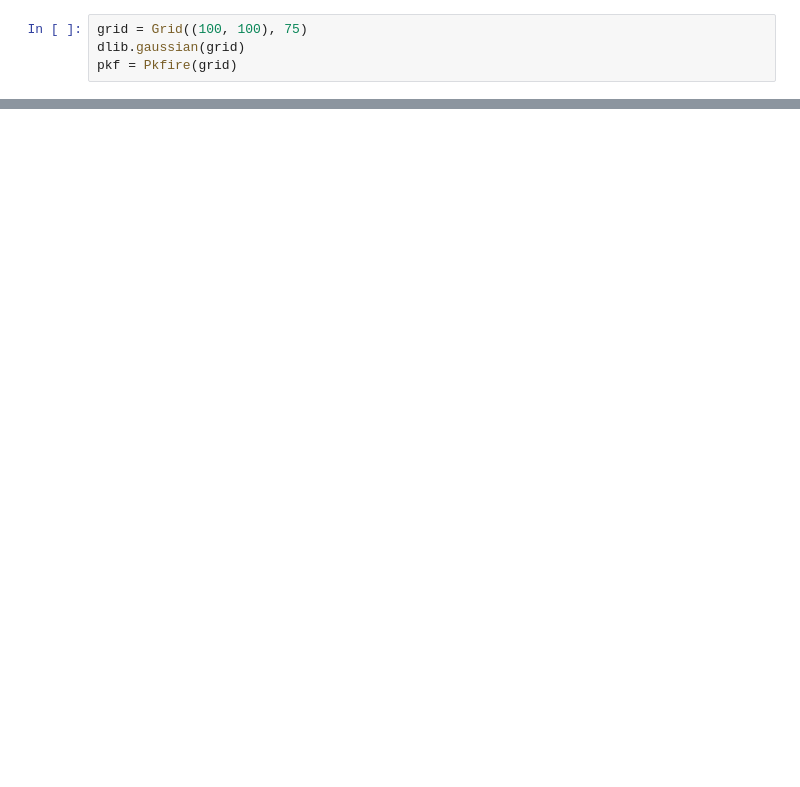
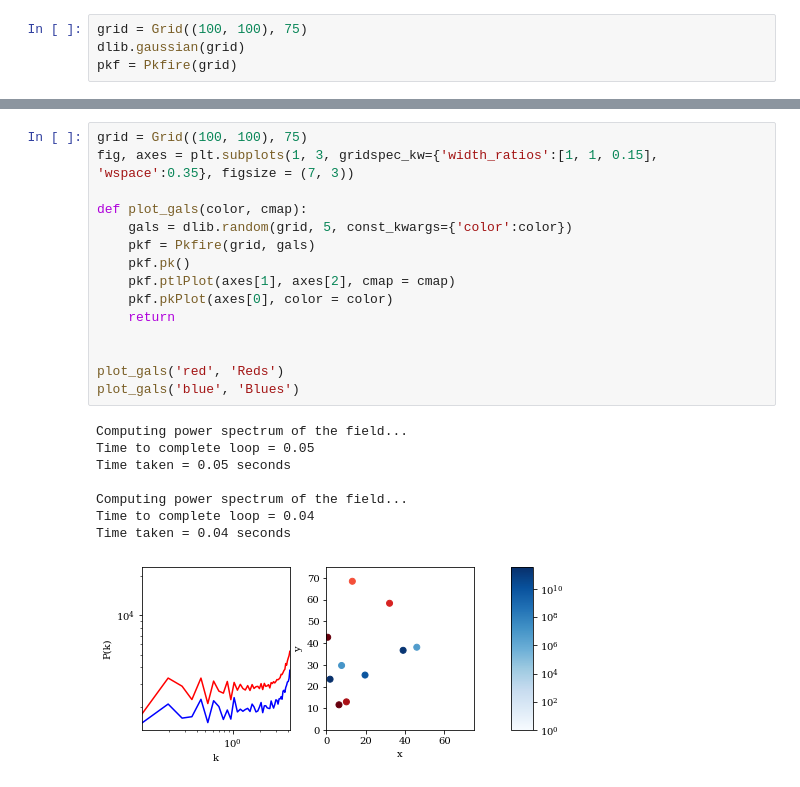
Before and after one commit to calvinosinga/pkfire, a Jupyter notebook: tests.ipynb, the cells around one changed output, grey strips where cells are left out. Drawn from its saved outputs; the diff is of its cells as text; blank space fills up the shorter version.

```diff
--- a/tests.ipynb
+++ b/tests.ipynb
@@ -24,0 +23,24 @@ pkplt.pkPlot(axes[0])
+# %%
+grid = Grid((100, 100), 75)
+fig, axes = plt.subplots(1, 3, gridspec_kw={'width_ratios':[1, 1, 0.15], 'wspace':0.35}, figsize = (7, 3))
+
+def plot_gals(color, cmap):
+    gals = dlib.random(grid, 5, const_kwargs={'color':color})
+    pkf = Pkfire(grid, gals)
+    pkf.pk()
+    pkf.ptlPlot(axes[1], axes[2], cmap = cmap)
+    pkf.pkPlot(axes[0], color = color)
+    return
+
+
+plot_gals('red', 'Reds')
+plot_gals('blue', 'Blues')
+# %% [output]
+Computing power spectrum of the field...
+Time to complete loop = 0.05
+Time taken = 0.05 seconds
+
+Computing power spectrum of the field...
+Time to complete loop = 0.04
+Time taken = 0.04 seconds
+[figure, added]
```
Also changed, not shown: parts of 7 cells of this notebook, 11 other files.
